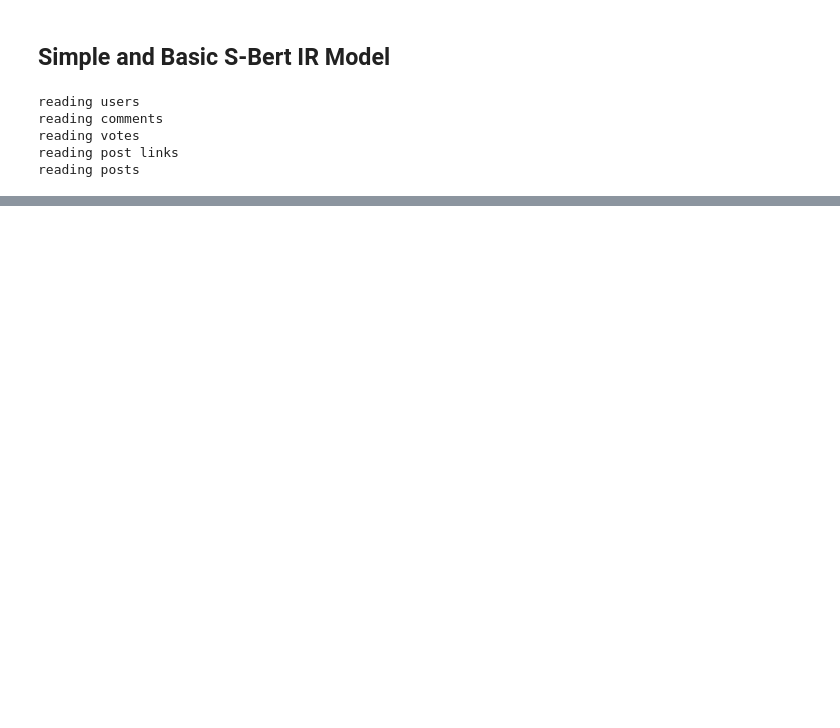
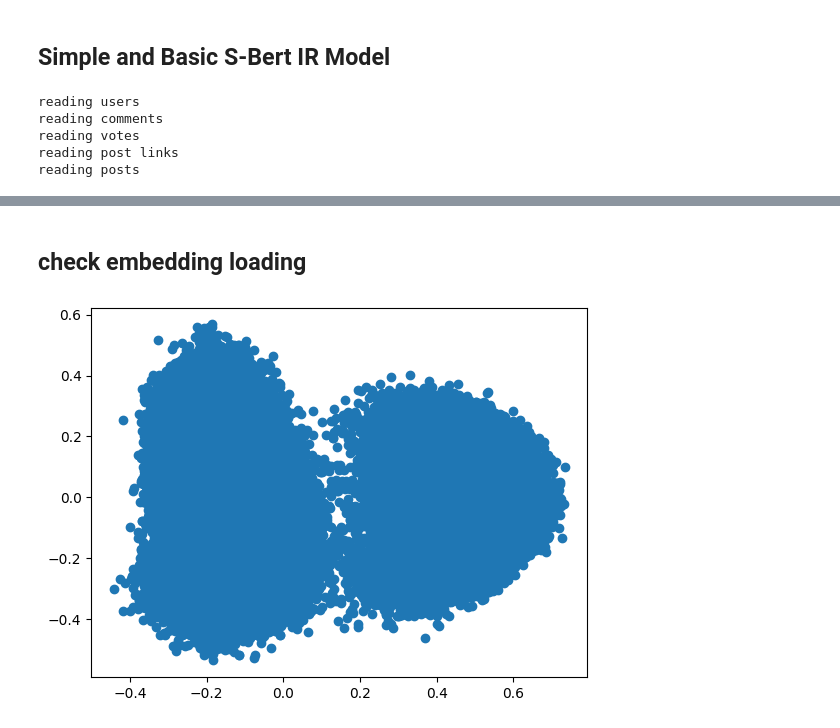
Before and after one commit to Niklas-23/information-retrieval, a Jupyter notebook: notebooks/S-Bert.ipynb, the cells around one changed output, grey strips where cells are left out. Saved outputs shown, nothing was run; the diff lists cells and outputs as text; code cells hidden in the pictures; blank space fills up the shorter version.

```diff
--- a/notebooks/S-Bert.ipynb
+++ b/notebooks/S-Bert.ipynb
@@ -122,0 +143,9 @@ KeyboardInterrupt:
+# %% [markdown]
+## check embedding loading
+# %%
+test = np.load('../arqmath_dataset/model_embeddings/test.npy')
+test_transformed = pd.DataFrame(pca.fit_transform(test))
+plt.scatter(test_transformed[0], test_transformed[1])
+plt.show()
+# %% [output]
+[figure, added]
```
Also changed, not shown: parts of 7 cells of this notebook.
